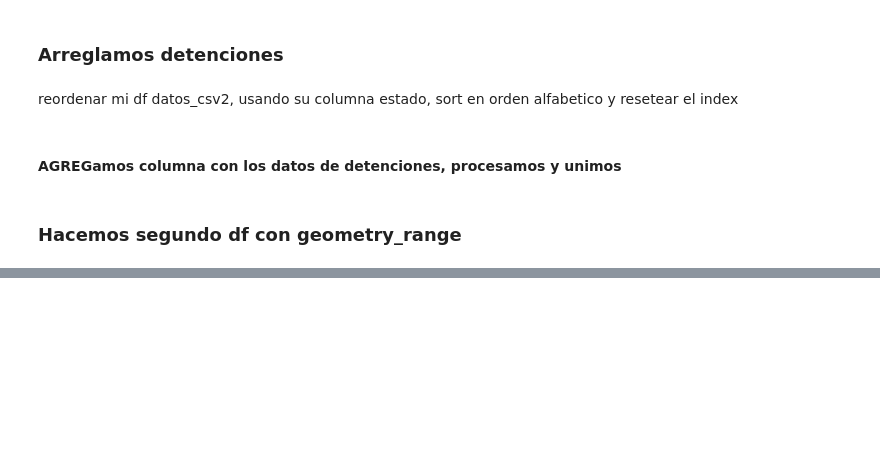
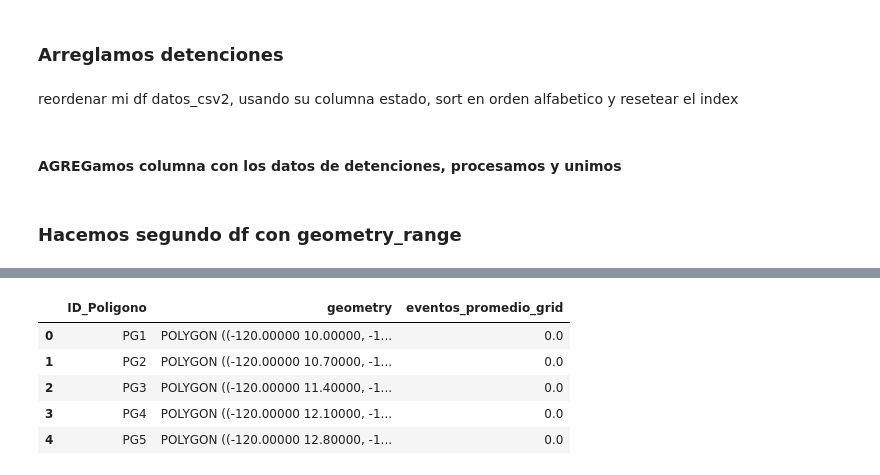
Before and after one commit to puriarter21/Mapa_Migracion_Irregular_Mexico, a Jupyter notebook: 1. Mapas/2. arcgis(general)/grids/mapeando_grids.ipynb, the cells around one changed output, grey strips where cells are left out. Drawn from its saved outputs; the diff is of its cells as text; code cells hidden in the pictures; blank space fills up the shorter version.

```diff
--- a/1. Mapas/2. arcgis(general)/grids/mapeando_grids.ipynb
+++ b/1. Mapas/2. arcgis(general)/grids/mapeando_grids.ipynb
@@ -510,0 +628,9 @@ print(f"El DataFrame ha sido guardado exitosamente en: {ruta_archivo_csv7}")
+# %%
+merged_grid.head()
+# %% [output]
+|  | ID_Poligono | geometry | eventos_promedio_grid |
+| 0 | PG1 | POLYGON ((-120.00000 10.00000, -1... | 0.0 |
+| 1 | PG2 | POLYGON ((-120.00000 10.70000, -1... | 0.0 |
+| 2 | PG3 | POLYGON ((-120.00000 11.40000, -1... | 0.0 |
+| 3 | PG4 | POLYGON ((-120.00000 12.10000, -1... | 0.0 |
+| 4 | PG5 | POLYGON ((-120.00000 12.80000, -1... | 0.0 |
```
Also changed, not shown: parts of 15 cells of this notebook, 11 other files.
